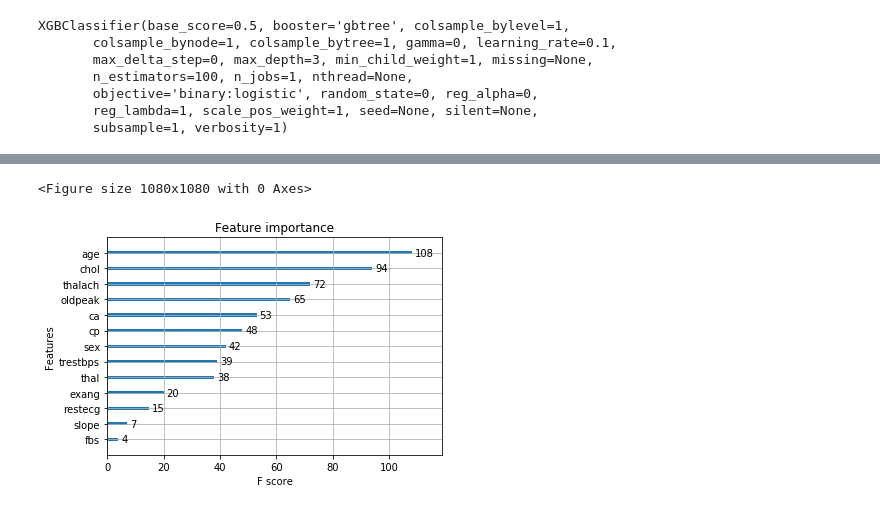
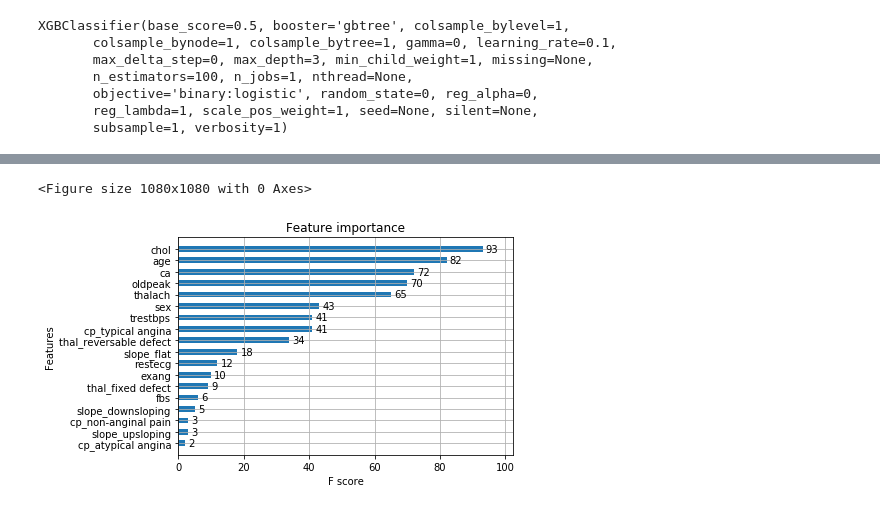
Before and after one commit to AlexandreMaxinsang/desafios-machine-learning, a Jupyter notebook: CyberLabs.ipynb, the cells around one changed output, grey strips where cells are left out. Drawn from its saved outputs; the diff is of its cells as text; code cells hidden in the pictures.

Commit message:
Just added some graphs and comments

```diff
--- a/CyberLabs.ipynb
+++ b/CyberLabs.ipynb
@@ -19,0 +49,16 @@ df.columns = ['age','sex','cp','trestbps','chol','fbs','restecg','thalach','exan
+# %%
+#Data Cleaning ca = 4 ou thal = 0  sao valores nulos
+df = df[(df['ca']!= 4) & (df['thal']!= 0)]
+
+df['cp'].loc[df['cp'] == 0] = 'typical angina'
+df['cp'].loc[df['cp'] == 1] = 'atypical angina'
+df['cp'].loc[df['cp'] == 2] = 'non-anginal pain'
+df['cp'].loc[df['cp'] == 3] = 'asymptomatic'
+
+df['slope'].loc[df['slope'] == 0] = 'upsloping'
+df['slope'].loc[df['slope'] == 1] = 'flat'
+df['slope'].loc[df['slope'] == 2] = 'downsloping'
+
+df['thal'].loc[df['thal'] == 1] = 'normal'
+df['thal'].loc[df['thal'] == 2] = 'fixed defect'
+df['thal'].loc[df['thal'] == 3] = 'reversable defect'
@@ -20,3 +70,5 @@ df.columns = ['age','sex','cp','trestbps','chol','fbs','restecg','thalach','exan
+# %%
+df = pd.get_dummies(df)
 # %% [markdown]
 # EDA(Exploratory Data Analysis)
 # %%
@@ -119,9 +187,16 @@ acc_test_log
 ## Random Forest
 # %% [markdown]
 ### Hyperparameter Turning
+# %%
+# Number of trees in random forest
+n_estimators = [int(x) for x in np.linspace(start = 10, stop = 500, num = 50)]
+bootstrap = [True, False]
+# Create the random grid
+random_grid = {'n_estimators': n_estimators,
+               'bootstrap': bootstrap}
 # %%
 random_forest = GridSearchCV(estimator=RandomForestClassifier(),
-                             param_grid = {'n_estimators': [25,50,100,150,200]}, cv=5)
+                             param_grid = random_grid, cv=10)
 random_forest.fit(train_x, train_y)
 acc_random_forest = round(random_forest.score(train_x, train_y) * 100, 2)
 print(acc_random_forest,random_forest.best_params_)
@@ -168,8 +243,8 @@ acc_test_xgbclassifier
 # %%
 fig =  plt.figure(figsize = (15,15))
-xgb.plot_importance(XGB_Classifier)
+xgb.plot_importance(XGB_Classifier,height =0.5)
 plt.show();
 plt.close()
 # %% [output]
 <Figure size 1080x1080 with 0 Axes>
-[figure, old version]
+[figure, new version]
```
Also changed, not shown: parts of 20 cells of this notebook, 1 other file.
